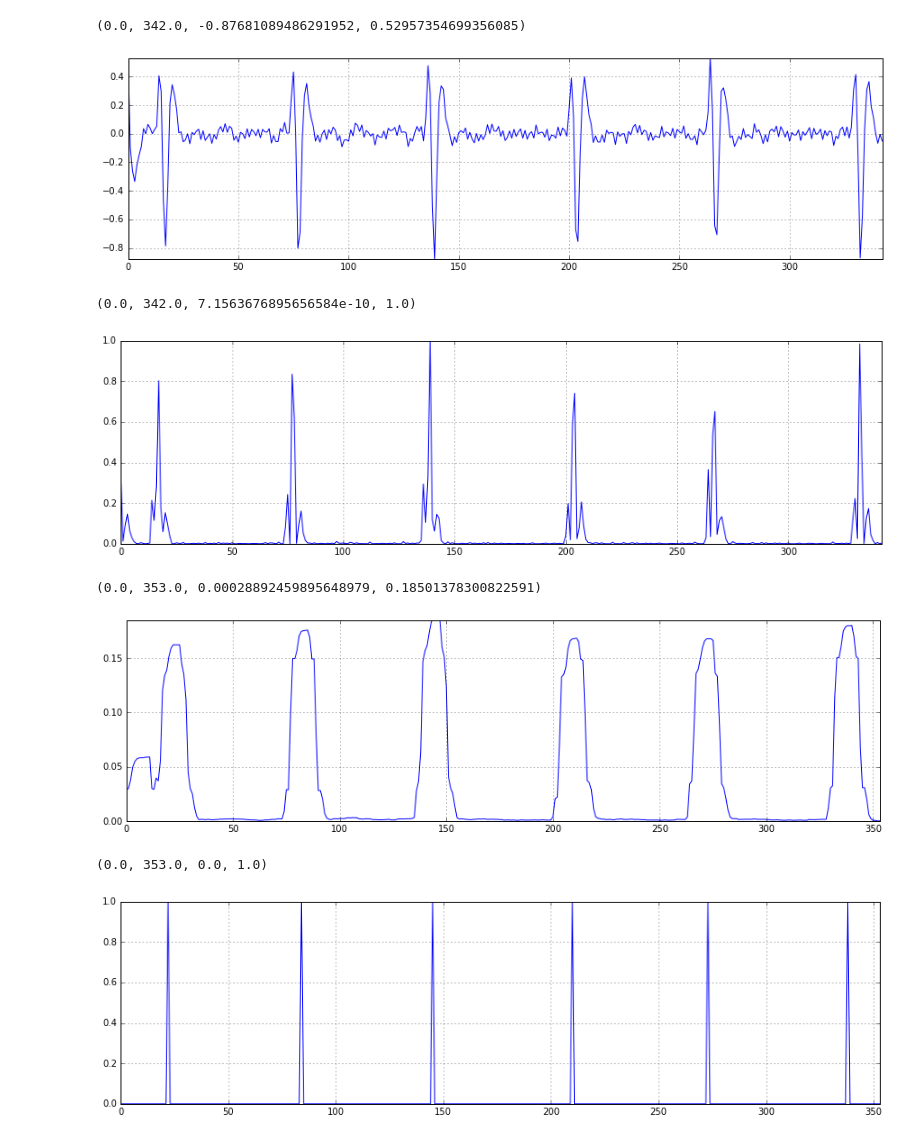
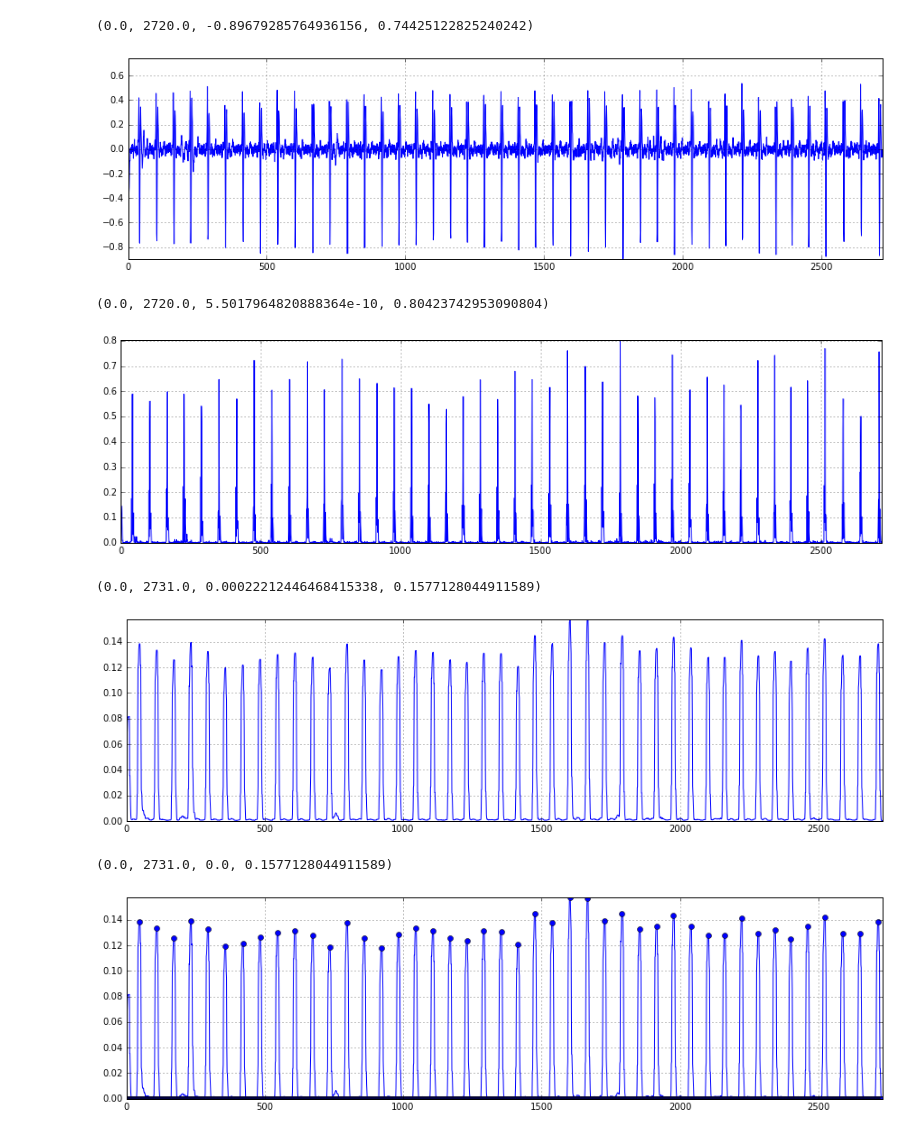
Before and after one commit to c-labpl/qrs_detector, a Jupyter notebook: QRSDetectorOffline.ipynb, the cells around one changed output. Drawn from its saved outputs; the diff is of its cells as text; code cells hidden in the pictures.

```diff
--- a/QRSDetectorOffline.ipynb
+++ b/QRSDetectorOffline.ipynb
@@ -36,11 +52,14 @@ rr_current = 0
 # %%
 ## Load and clean data.
 # Todo: refactor to function and call it in __main__
-with open("data/pulse4.csv") as f:
+
+with open("data/pulse5.csv") as f:
     content = f.readlines()
-
+raw_data = []
 for line in content:
-    raw_signal.append(float(line.rstrip().split(';')[1]))
+    raw_data.append(float(line.rstrip().split(';')[1]))
+raw_signal = np.array(raw_data)
+# raw_signal = raw_signal / max(raw_signal)
 
 plt.figure(figsize=(15,4))
 plt.plot(raw_signal, label="Original signal")
@@ -88,58 +91,64 @@ plt.plot(differentiated_signal, label="Differentiated signal")
 plt.grid(True)
 plt.axis("tight")
 # %% [output]
-(0.0, 342.0, -0.87681089486291952, 0.52957354699356085)
+(0.0, 2720.0, -0.89679285764936156, 0.74425122825240242)
-[figure, old version]
+[figure, new version]
 # %%
 ## Squaring - signal is squared point by point.
 # Todo: use numpy array vectorized operation to do this squaring.
-for sample in differentiated_signal:
-    squared_signal.append(sample**2)
+squared_signal = np.power(differentiated_signal, 2)
 # Todo: check whether normalization should be here.
 # Todo: normalize using numpy function.
-squared_signal = squared_signal / max(squared_signal)
+# squared_signal = squared_signal / max(squared_signal)
 
 plt.figure(figsize=(15,4))
 plt.plot(squared_signal, label="Squared signal")
 plt.grid(True)
 plt.axis("tight")
 # %% [output]
-(0.0, 342.0, 7.1563676895656584e-10, 1.0)
+(0.0, 2720.0, 5.5017964820888364e-10, 0.80423742953090804)
-[figure, old version]
+[figure, new version]
 # %%
 ## Moving-window integration - to obtain waveform feature information in addition to the slope.
 ## Time window should be of the length of longest possible QRS complex - 30 samples (150 ms) for 200 samples/s.
 # Todo: check window length
 # Todo: dynamic window length based on frequency - first check if freq can be dynamic or can be bigger or smaller
 N = 12
+# Todo: sprawdzic czy te parametry convolve sa poprawne.
 integrated_signal = np.convolve(squared_signal, np.ones((N,))/N)
 # Todo: check whether result should be normalized.
-#integratedSignal = integratedSignal / max(integratedSignal)
+# integrated_signal = integrated_signal / max(integrated_signal)
 
 plt.figure(figsize=(15,4))
 plt.plot(integrated_signal, label="Integrated signal")
 plt.grid(True)
 plt.axis("tight")
 # %% [output]
-(0.0, 353.0, 0.00028892459895648979, 0.18501378300822591)
+(0.0, 2731.0, 0.00022212446468415338, 0.1577128044911589)
-[figure, old version]
+[figure, new version]
 # %%
 ## Fiducial mark - peak detection.
 # Todo: investigate usage of find_peaks_cwt
-peaks_indices = find_peaks_cwt(integrated_signal, np.arange(10, 15), noise_perc=0.1)
+# Todo: refactor fiducial_mark to nparray
+# Todo: tune peak detection np.arange(10, 15)
+peaks_indices = find_peaks_cwt(integrated_signal[:-1], np.arange(10, 15), noise_perc=0.1)
 for peak_index in peaks_indices:
+#     fiducial_mark = np.append(fiducial_mark, [peak_index, integrated_signal[peak_index]])
+    #TODO: CZY TUTAJ POWINIEN BYC PODAWANE VALUE Z INTEGRATED SIGNAL CZY MOZE Z ORYGINALNEGO CZY OBOJETNE?
     fiducial_mark.append((peak_index, integrated_signal[peak_index]))
 
 fiducial_mark_indication = [0] * len(integrated_signal)
 for peak in fiducial_mark:
-    fiducial_mark_indication[peak[0]] = 1.0
+    fiducial_mark_indication[peak[0]] = peak[1]
+
 plt.figure(figsize=(15,4))
-plt.plot(fiducial_mark_indication, label='Fiducial signal')
+plt.plot(integrated_signal, label="Integrated signal")
+plt.plot(fiducial_mark_indication, 'bo')
 plt.grid(True)
-plt.axis('tight')
+plt.axis("tight")
 # %% [output]
-(0.0, 353.0, 0.0, 1.0)
+(0.0, 2731.0, 0.0, 0.1577128044911589)
-[figure, old version]
+[figure, new version]
 # %% [markdown]
 ### Control final values for 'pulse4.csv':
 
```
Also changed, not shown: parts of 10 cells of this notebook.
